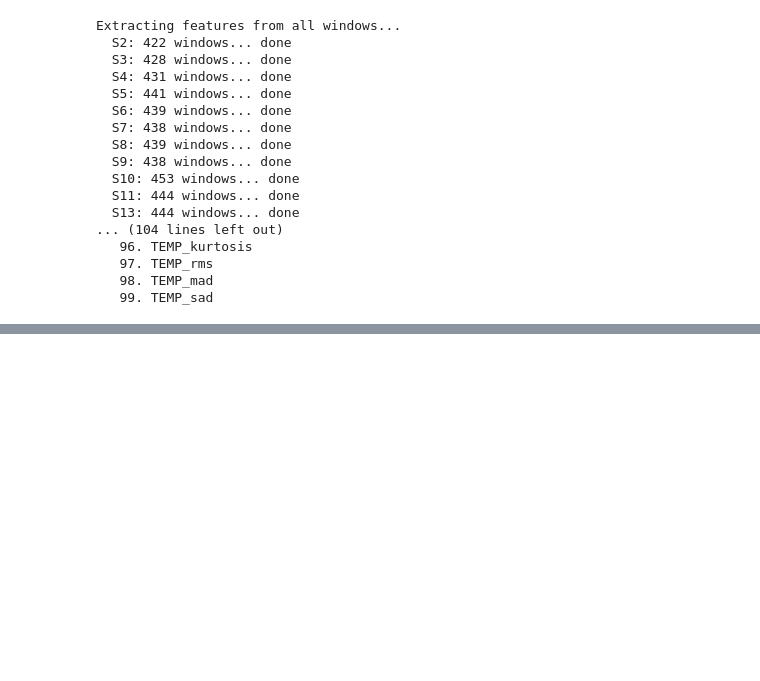
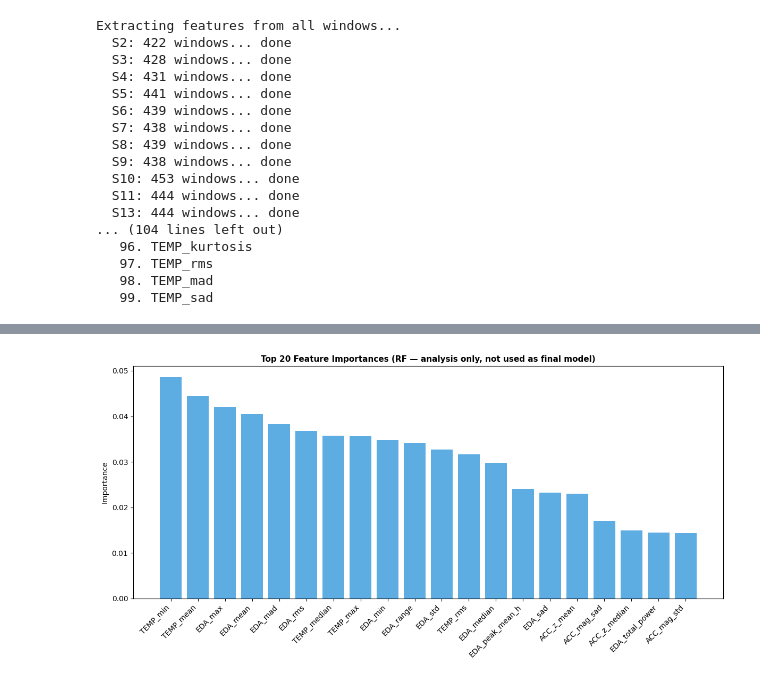
Before and after one commit to ManuCa93/healthcare_final, a Jupyter notebook: wesad_stress_detection.ipynb, the cells around one changed output, grey strips where cells are left out. Drawn from its saved outputs; the diff is of its cells as text; code cells hidden in the pictures; blank space fills up the shorter version.

```diff
--- a/wesad_stress_detection.ipynb
+++ b/wesad_stress_detection.ipynb
@@ -284,0 +300,21 @@ Extracting features from all windows...
+# %%
+# === Feature importance (quick RF — for analysis only, not a final model) ===
+scaler_tmp = StandardScaler()
+X_tmp = scaler_tmp.fit_transform(X)
+
+rf_analysis = RandomForestClassifier(n_estimators=100, random_state=42, n_jobs=-1)
+rf_analysis.fit(X_tmp, y)
+
+importances = rf_analysis.feature_importances_
+top_idx = np.argsort(importances)[::-1][:20]
+
+plt.figure(figsize=(12, 6))
+plt.bar(range(20), importances[top_idx], color='#3498db', alpha=0.8)
+plt.xticks(range(20), [X.columns[i] for i in top_idx], rotation=45, ha='right')
+plt.title('Top 20 Feature Importances (RF — analysis only, not used as final model)',
+          fontsize=11, fontweight='bold')
+plt.ylabel('Importance')
+plt.tight_layout()
+plt.show()
+# %% [output]
+[figure, added]
```
Also changed, not shown: parts of 3 cells of this notebook.
